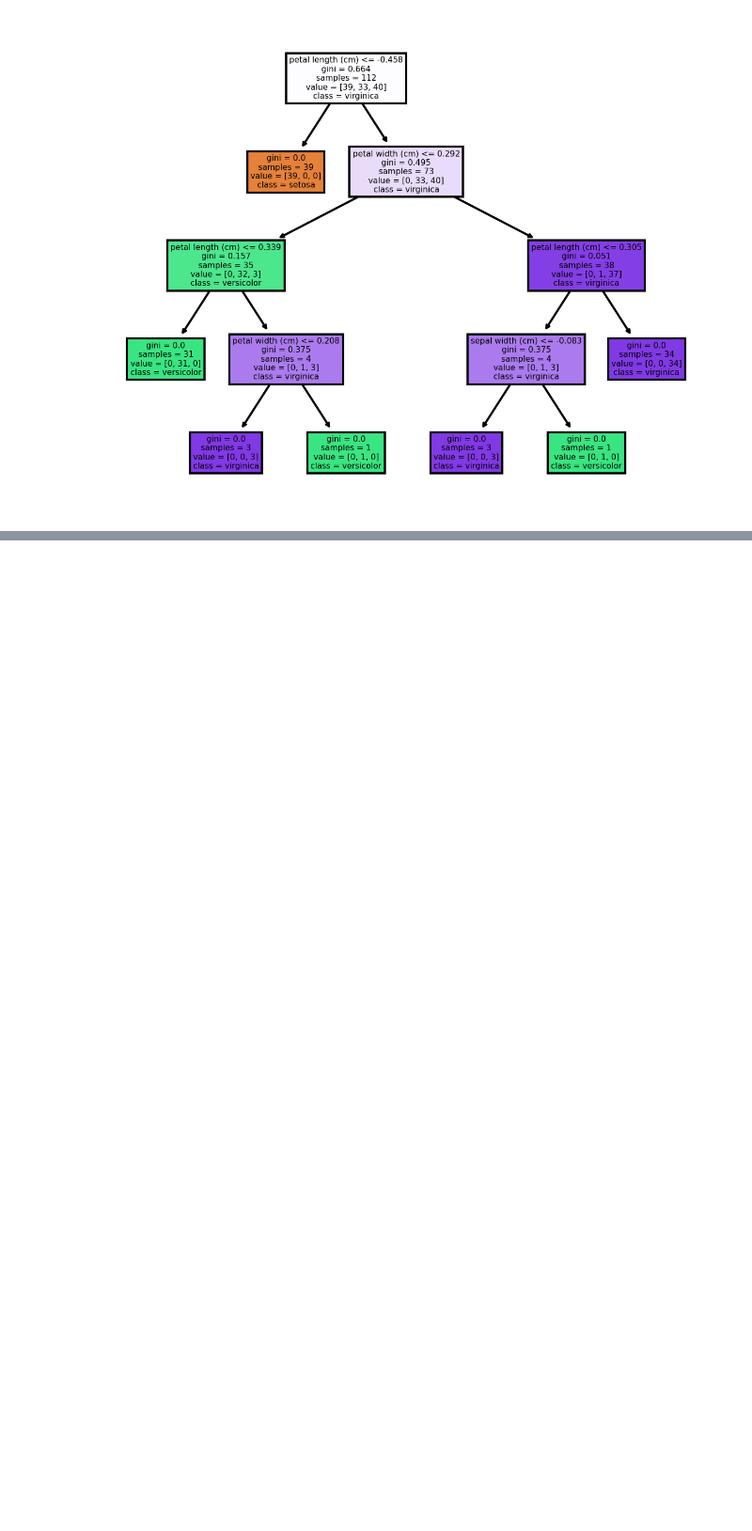
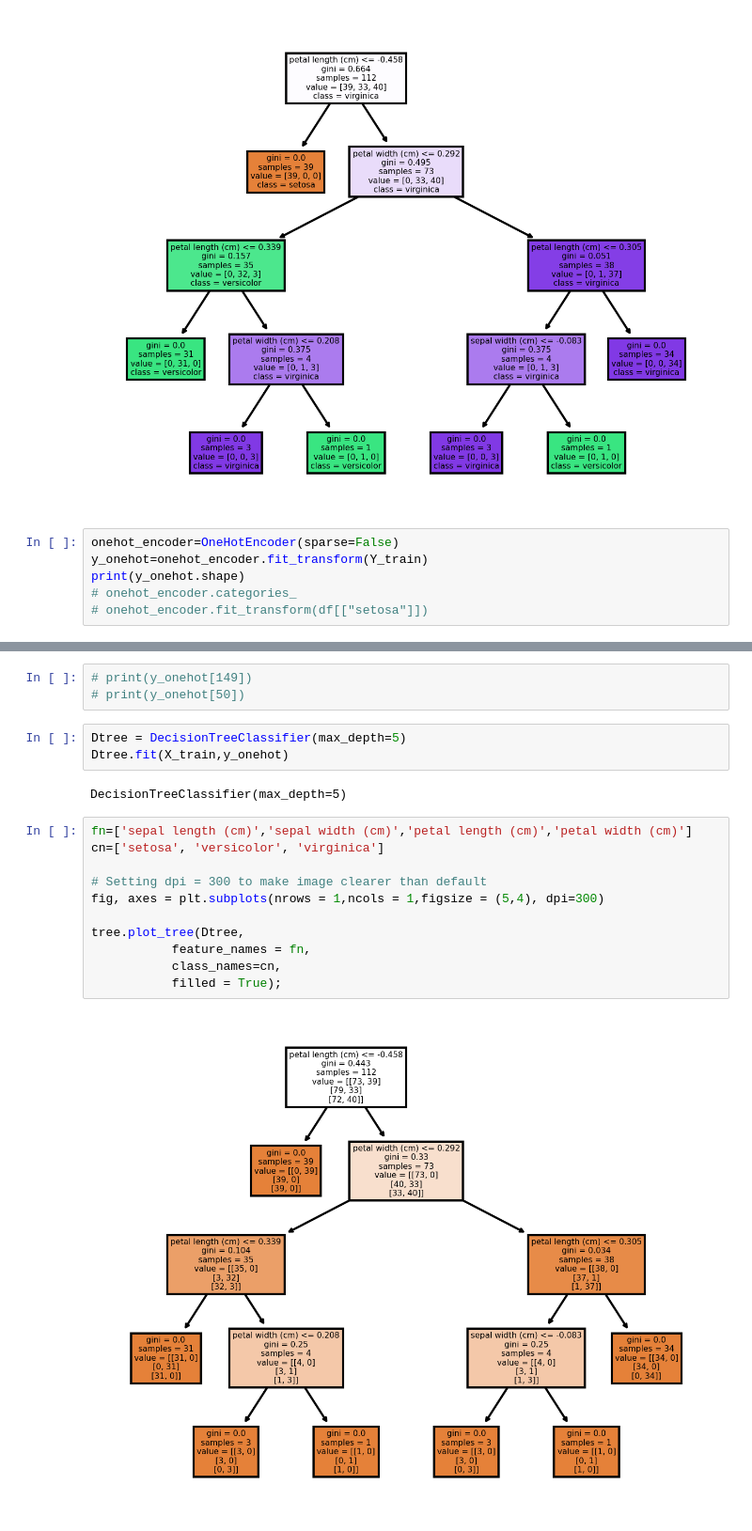
Before and after one commit to assiakhateeb/PPML_lab, a Jupyter notebook: part B/Part_B.ipynb, the cells around one changed output, grey strips where cells are left out. Shown: that part at 94% size. Cells and saved outputs as stored; diff of their text form; blank space fills up the shorter version.

```diff
--- a/part B/Part_B.ipynb
+++ b/part B/Part_B.ipynb
@@ -184,3 +185,9 @@ tree.plot_tree(Dtree,
            filled = True);
 # %% [output]
 [figure]
+# %%
+onehot_encoder=OneHotEncoder(sparse=False)
+y_onehot=onehot_encoder.fit_transform(Y_train)
+print(y_onehot.shape)
+# onehot_encoder.categories_
+# onehot_encoder.fit_transform(df[["setosa"]])
@@ -186,0 +212,21 @@ tree.plot_tree(Dtree,
+# %%
+# print(y_onehot[149])
+# print(y_onehot[50])
+# %%
+Dtree = DecisionTreeClassifier(max_depth=5)
+Dtree.fit(X_train,y_onehot)
+# %% [output]
+DecisionTreeClassifier(max_depth=5)
+# %%
+fn=['sepal length (cm)','sepal width (cm)','petal length (cm)','petal width (cm)']
+cn=['setosa', 'versicolor', 'virginica']
+
+# Setting dpi = 300 to make image clearer than default
+fig, axes = plt.subplots(nrows = 1,ncols = 1,figsize = (5,4), dpi=300)
+
+tree.plot_tree(Dtree,
+           feature_names = fn,
+           class_names=cn,
+           filled = True);
+# %% [output]
+[figure, added]
```
Also changed, not shown: parts of 5 cells of this notebook.
